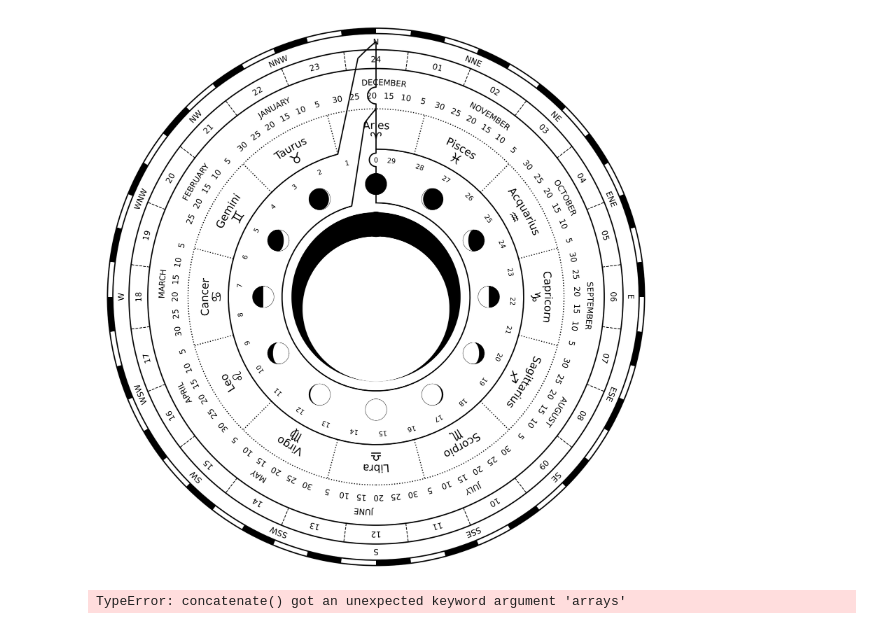
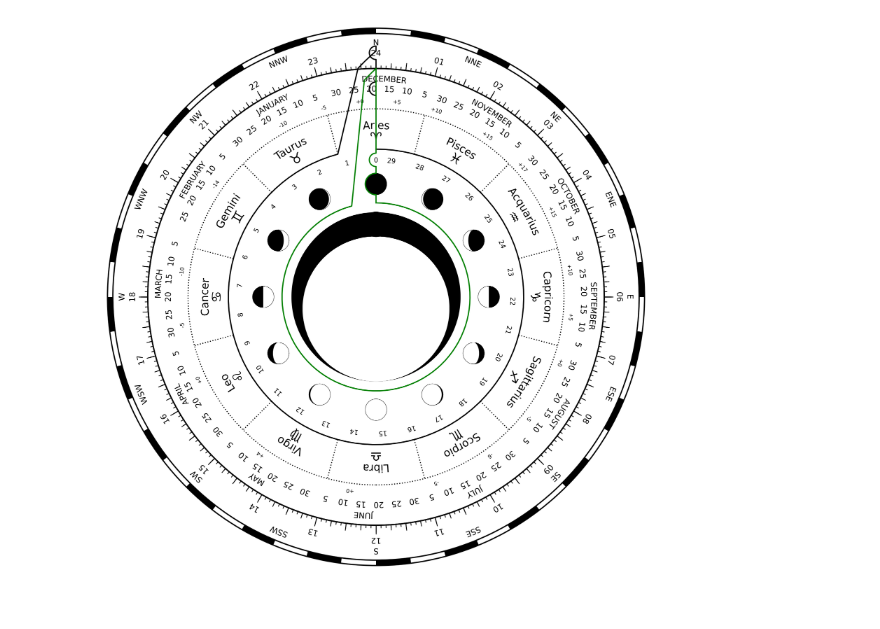
Before and after one commit to Giacomo-Menegatti/HARey_constellations_cards, a Jupyter notebook: curved.ipynb, the cells around one changed output. Cells and saved outputs as stored; diff of their text form; code cells hidden in the pictures.

```diff
--- a/curved.ipynb
+++ b/curved.ipynb
@@ -67,6 +67,12 @@ def draw_moon(ax, day, center_xy = (0,0), radius = 1.0, lw=0.1):
     ax.fill(poly_x, poly_y, color="white", lw=0)   # illuminated part
 # %%
 def circle_index(ax, r_in, r_out, r_cut=0.0, cut_size=0.0, index_angle=np.pi/12, lw=1.2, color='k'):
+
+    if not isinstance(r_cut, (list, tuple)):
+        r_cut = [r_cut]
+
+    if not isinstance(cut_size, (list, tuple)):
+        cut_size = [cut_size]
 
     t = np.linspace(0, 2*np.pi-index_angle, 100)
     circle_x, circle_y = r_in*np.sin(t), r_in*np.cos(t)
@@ -78,18 +84,27 @@ def circle_index(ax, r_in, r_out, r_cut=0.0, cut_size=0.0, index_angle=np.pi/12,
     r = np.linspace(r_out - l, r_out, 10)
     index_x, index_y = r*np.sin(t), r*np.cos(t)
 
-    t_cut = np.linspace(0, np.pi, 50)
-    cut_x, cut_y = -0.5*cut_size*np.sin(t_cut), r_cut + 0.5*cut_size*np.cos(t_cut)
+    plot_x, plot_y = np.concat([circle_x, index_x]), np.concat([circle_y, index_y])
 
-    ax.plot(np.concat([circle_x, index_x, cut_x, [0]]), np.concat([circle_y, index_y, cut_y, [r_in]]), lw=lw, color=color)
+    for (r, size) in zip(r_cut, cut_size):
+        t_cut = np.linspace(0, np.pi, 50)
+        cut_x, cut_y = -0.5*size*np.sin(t_cut), r + 0.5*size*np.cos(t_cut)
+
+        plot_x, plot_y = np.concat([plot_x, cut_x]), np.concat([plot_y, cut_y])
+
+    plot_x, plot_y = np.concat([plot_x, [0]]), np.concat([plot_y, [r_in]])
+
+    ax.plot(plot_x, plot_y, lw=lw, color=color)
 # %%
+from tkinter import font
+
+
 fig, ax = plt.subplots(figsize=(figsize, figsize), dpi=300)
 fig.subplots_adjust()
 
 # Radius of the different sections
 r_border = figsize
 r_compass = 0.98*figsize
-r_daytime = 0.92*figsize
 r_datetime = 0.85*figsize
 r_zodiac = 0.70*figsize
 r_sun = 0.55*figsize
@@ -109,31 +124,35 @@ ax.add_patch(Circle((0,0), r_compass, facecolor='none', edgecolor='k'))
 
 # Plot dirctions labels
 directions = ['N', 'NNE', 'NE', 'ENE', 'E', 'ESE', 'SE', 'SSE', 'S', 'SSW', 'SW', 'WSW', 'W', 'WNW', 'NW', 'NNW']
-r_directions = r_daytime + (r_compass - r_daytime)*0.5
+r_directions = r_datetime + (r_compass - r_datetime)*0.75
 
 for d in range(16):
     a = np.pi/8 * d
     curved_text(ax, directions[d], r_directions, angle_offset=a, font_size=figsize*0.03)
 
 # Draw daytime circle
-ax.add_patch(Circle((0,0), r_daytime, facecolor='none', edgecolor='k'))
+ax.add_patch(Circle((0,0), r_datetime, facecolor='none', edgecolor='k'))
 
 # Plot hours
-r_hours = r_datetime + (r_daytime-r_datetime)*0.5
+r_hours = r_datetime + (r_compass-r_datetime)*0.45
 
 for h in range(1, 25):
     a = np.pi/12 * h
 
     # plot Hours (0-24)
     curved_text(ax, f'{h:02}', r_hours, angle_offset=a, font_size=figsize*0.03)
-    # Plot half-hours
-    ax.plot((r_datetime*np.sin(a + np.pi/24), r_daytime*np.sin(a + np.pi/24)), (r_datetime*np.cos(a + np.pi/24), r_daytime*np.cos(a + np.pi/24)), ls='--', color='k', lw=0.6)
+
+for r, ticks in zip([0.25, 0.20, 0.15, 0.075], [1, 2, 4, 12]):
+    r_index = r_datetime + (r_compass-r_datetime)*r
+    for angle in np.linspace(0, 2*np.pi, 24*ticks + 1):  # Plot half-hours
+        ax.plot((r_datetime*np.sin(angle), r_index*np.sin(angle)), (r_datetime*np.cos(angle), r_index*np.cos(angle)), color='k', lw=0.6)
 
 # Plot datetime circle
 ax.add_patch(Circle((0,0), r_datetime, facecolor='none', edgecolor='k'))
 
-r_months = r_zodiac + (r_datetime-r_zodiac)*0.66
-r_days = r_zodiac + (r_datetime-r_zodiac)*0.33
+r_months = r_zodiac + (r_datetime-r_zodiac)*0.75
+r_days = r_zodiac + (r_datetime-r_zodiac)*0.50
+r_eot = r_zodiac + (r_datetime-r_zodiac)*0.20
 
 # Angle of the spring Equinox, which correspond to the 0 RA value, which will be down
 equinox_offest = datetime(2001,3,20).timetuple().tm_yday/365
@@ -155,6 +174,12 @@ for m in range(1,13):
     month_name = f'{datetime(2001,m,1).strftime('%B').upper()}'
     curved_text(ax, month_name, r_months, angle_offset=-a, font_size=figsize*0.03)
 
+for eot in roots_dict.keys():
+    for date in roots_dict[eot]:
+        angle = ((date + 0.5)/365 - equinox_offest)* 2* np.pi + np.pi/2
+        curved_text(ax, f'{eot:+d}', r_eot, angle_offset=-angle, font_size=figsize*0.02)
+
+
 # Plot zodiac ring
 ax.add_patch(Circle((0,0), r_zodiac, facecolor='none', edgecolor='k', linestyle=':', lw=0.8))
 
@@ -172,7 +197,7 @@ for i in range(12):
     curved_text(ax, f'{zodiac_symbols[i]}', r=r_zodiac_signs, angle_offset=a, font_size=figsize*0.05)
 
 # Plot sun dial
-circle_index(ax, r_in = r_sun, r_out = 0.5*(r_daytime + r_compass), r_cut = r_days, cut_size=0.5, lw=1)
+circle_index(ax, r_in = r_sun, r_out = 0.5*(r_datetime + r_compass), r_cut = [r_hours, r_days], cut_size=[0.4, 0.4], lw=1)
 
 # Plot lunar month days
 sinodic_month = 29.53
@@ -200,36 +225,32 @@ r_in = r_cycloid/(1 + 2/ratio)
 r_mask = (r_cycloid - r_in)*0.5
 
 
 # Draw the lunar cycloid
 ax.add_patch(Circle((0,0), radius = r_cycloid, facecolor='k', edgecolor='none'))
 theta = np.linspace(0, 2*np.pi, 101)
 r_cycloid = r_in - r_mask*(np.cos(theta) - 1)
 ax.fill(r_cycloid*np.sin(theta), r_cycloid*np.cos(theta), color='w', lw=0)
 
 
 '''
 for i in range(8):
     x, y = (r_in + r_mask)*np.sin(i*np.pi/4), (r_in + r_mask)*np.cos(i*np.pi/4)
     ax.add_patch(Circle((x,y), r_mask, facecolor='none', edgecolor='orange'))
 '''
 
 
 
 # Plot the moon dial
-circle_index(ax, r_moon, r_out=r_zodiac, r_cut = r_phases, cut_size=0.4, lw=1)
+circle_index(ax, r_moon, r_out=r_datetime, r_cut = [r_phases, r_moons], cut_size=(0.4, 2*moon_size), lw=1, color='g')
 
 # Plot the cycloid cutout
 ax.add_patch(Circle((0, r_in + r_mask), r_mask, facecolor='none', edgecolor='k'))
 
 ax.set_xlim(-1.01*figsize,1.01*figsize)
 ax.set_ylim(-1.01*figsize,1.01*figsize)
 ax.set_aspect('equal')
 ax.set_axis_off()
 
 plt.show()
 # %% [output]
-[figure, old version]
+[figure, new version]
-# %%
-np.concatenate(arrays = [[0], [1], *([2],[3])])
-# %% [output]
-TypeError: concatenate() got an unexpected keyword argument 'arrays'
```
Also changed, not shown: parts of 4 cells of this notebook, 5 other files.
